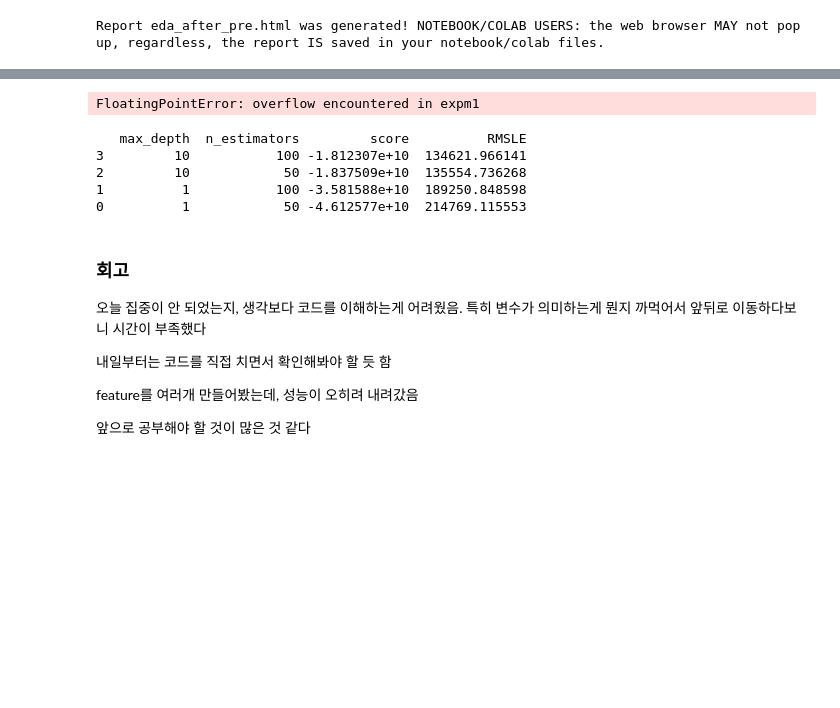
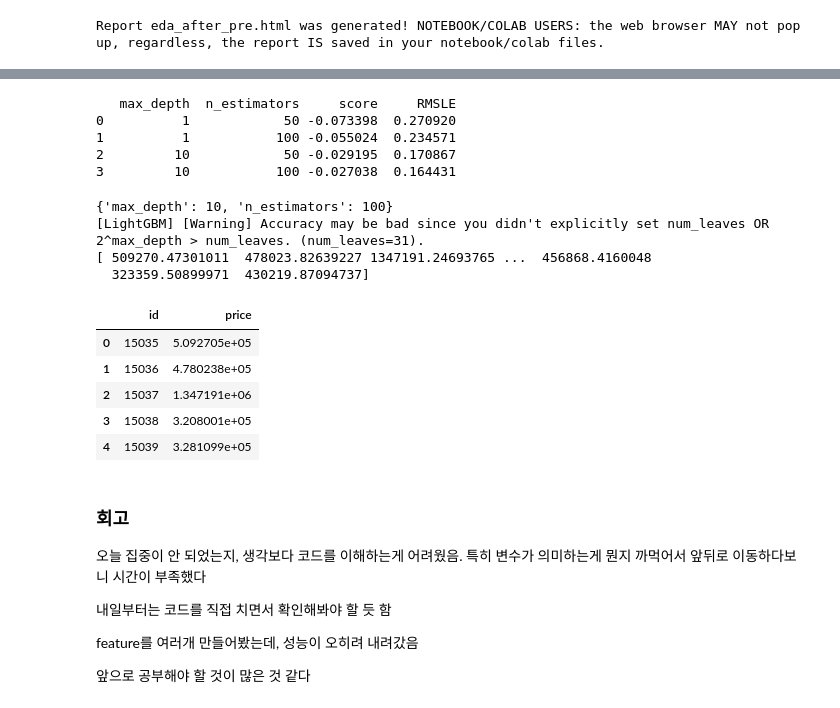
Before and after one commit to scvdx0/aiffel_2al, a Jupyter notebook: 0529_kaggle/house_price_regression.ipynb, the cells around one changed output, grey strips where cells are left out. Saved outputs shown, nothing was run; the diff lists cells and outputs as text; code cells hidden in the pictures; blank space fills up the shorter version.

```diff
--- a/0529_kaggle/house_price_regression.ipynb
+++ b/0529_kaggle/house_price_regression.ipynb
@@ -148,6 +148,8 @@ all_dt['date'] = all_dt['date'].dt.strftime('%Y%m%d')
 skew_columns = ['bedrooms', 'sqft_living', 'sqft_lot', 'sqft_above', 'sqft_basement', 'sqft_lot15', 'sqft_living15']
 all_dt[skew_columns] =all_dt[skew_columns].apply(lambda x: np.log1p(x))
 
+# tartget 분포도 skew 가 있으므로 로그 변환 하여 학습 -> 나중에 exp로 원복해줘야 함
+target = np.log1p(target)
 
 print(all_dt.info())
 # %% [output]
@@ -311,13 +300,21 @@ You can set `force_col_wise=true` to remove the overhead.
 # %%
+# grid search 방식 테스트
+# train, val로 나누어서 학습 하지 않음
 param_grid = {
     'n_estimators': [50, 100],
     'max_depth': [1, 10],
 }
 
-grid_model = GridSearchCV(models[0], param_grid=param_grid, scoring='neg_mean_squared_error',
+# 모델 준비
+model = LGBMRegressor(random_state=SEED)
+
+grid_model = GridSearchCV(model, param_grid=param_grid, scoring='neg_mean_squared_error',
                             cv=5, verbose=2, n_jobs=5)
 
 # 모델 fitting
-grid_model.fit(X_train, y_train)
+grid_model.fit(train_use, target)
+
+# 파라미터 값 확인
+grid_model.cv_results_
 # %% [output]
 Fitting 5 folds for each of 4 candidates, totalling 20 fits
@@ -328,26 +345,15 @@ GridSearchCV(cv=5, estimator=GradientBoostingRegressor(random_state=1004),
 # %%
-# 결과값 저장
+# 파라미터 확인
 params = grid_model.cv_results_['params']
 score = grid_model.cv_results_['mean_test_score']
 
-# 데이터 프레임 생성
 results = pd.DataFrame(params)
 results['score'] = score
-
-# RMSLE 값 계산 후 정렬
-results['RMSLE'] = np.sqrt(-1 * results['score'])
-results = results.sort_values('RMSLE')
-
-prediction = grid_model.predict(X_valid)
-prediction = np.expm1(prediction)
-print(prediction)
+results['RMSLE'] = np.sqrt(-1 * results['score']) # neg_mean_squared_error 이므로 -1을 곱해야 함
+print(results)
 # %% [output]
-FloatingPointError: overflow encountered in expm1
+   max_depth  n_estimators     score     RMSLE
+0          1            50 -0.073398  0.270920
+1          1           100 -0.055024  0.234571
+2         10            50 -0.029195  0.170867
+3         10           100 -0.027038  0.164431
-# %%
-print(results)
-# %% [output]
-   max_depth  n_estimators         score          RMSLE
-3         10           100 -1.812307e+10  134621.966141
-2         10            50 -1.837509e+10  135554.736268
-1          1           100 -3.581588e+10  189250.848598
-0          1            50 -4.612577e+10  214769.115553
@@ -436,3 +360,37 @@ print(my_submission_path)
+# %%
+# 최적의 파라미터 값 확인
+best_params = grid_model.best_params_
+print(best_params)
+
+# 최적의 모델로 예측
+best_model = grid_model.best_estimator_
+y_pred = best_model.predict(test_use)
+
+# 예측 결과 원복
+y_pred = np.expm1(y_pred)
+print(y_pred)
+# %% [output]
+{'max_depth': 10, 'n_estimators': 100}
+[LightGBM] [Warning] Accuracy may be bad since you didn't explicitly set num_leaves OR 2^max_depth > num_leaves. (num_leaves=31).
+[ 509270.47301011  478023.82639227 1347191.24693765 ...  456868.4160048
+  323359.50899971  430219.87094737]
+# %%
+# kaggle 제출용 파일 생성
+result = pd.DataFrame({
+    'id' : test_id,
+    'price' : y_pred
+})
+
+result.to_csv('submission.csv', index=False)
+
+result.head()
+# %% [output]
+|  | id | price |
+| 0 | 15035 | 5.092705e+05 |
+| 1 | 15036 | 4.780238e+05 |
+| 2 | 15037 | 1.347191e+06 |
+| 3 | 15038 | 3.208001e+05 |
+| 4 | 15039 | 3.281099e+05 |
 # %% [markdown]
 ### 회고
 
```
Also changed, not shown: parts of 8 cells of this notebook, 1 other file.
